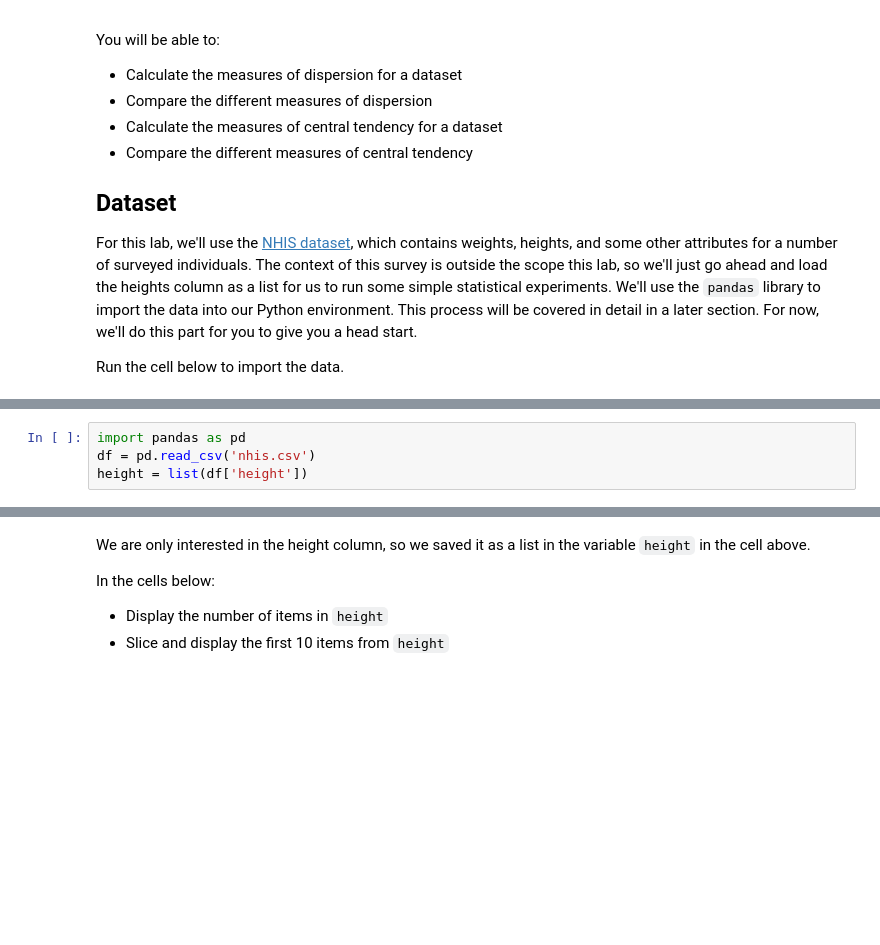
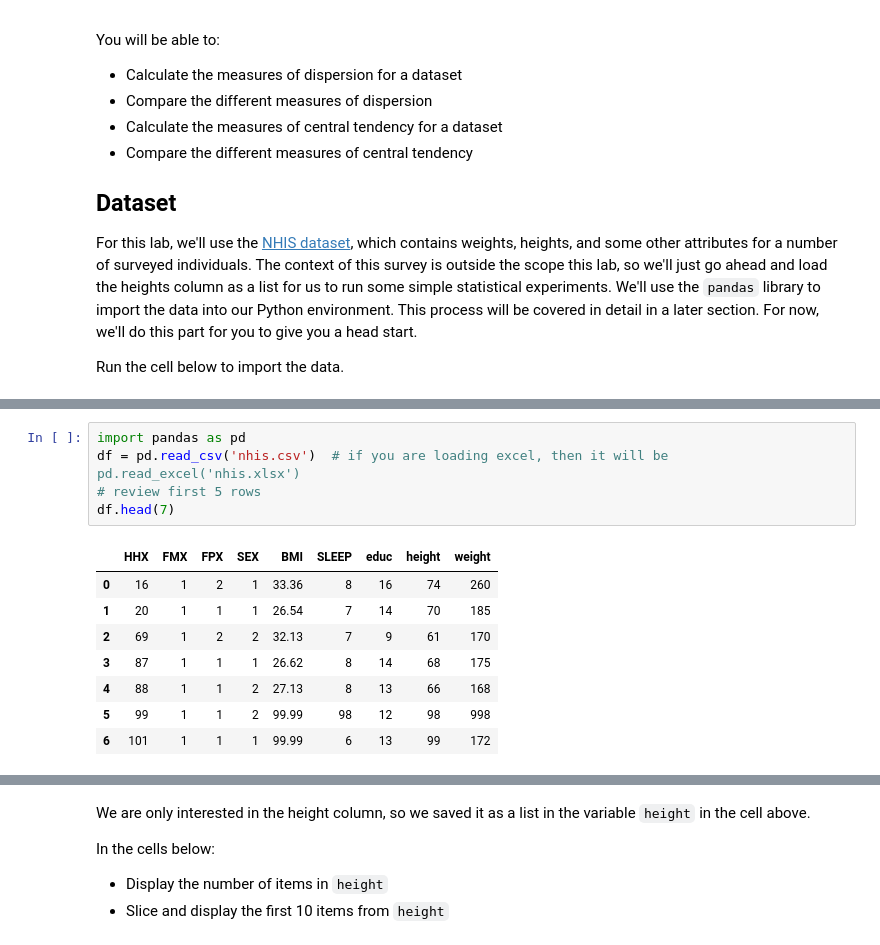
Before and after one commit to shimuli2011/dsc-implementing-statistics-with-functions-lab, a Jupyter notebook: index.ipynb, the cells around one changed output, grey strips where cells are left out. Cells and saved outputs as stored; diff of their text form; blank space fills up the shorter version.

```diff
--- a/index.ipynb
+++ b/index.ipynb
@@ -21,4 +31,14 @@ Run the cell below to import the data.
 # %%
 import pandas as pd
-df = pd.read_csv('nhis.csv')
-height = list(df['height'])
+df = pd.read_csv('nhis.csv')  # if you are loading excel, then it will be pd.read_excel('nhis.xlsx')
+# review first 5 rows
+df.head(7)
+# %% [output]
+|  | HHX | FMX | FPX | SEX | BMI | SLEEP | educ | height | weight |
+| 0 | 16 | 1 | 2 | 1 | 33.36 | 8 | 16 | 74 | 260 |
+| 1 | 20 | 1 | 1 | 1 | 26.54 | 7 | 14 | 70 | 185 |
+| 2 | 69 | 1 | 2 | 2 | 32.13 | 7 | 9 | 61 | 170 |
+| 3 | 87 | 1 | 1 | 1 | 26.62 | 8 | 14 | 68 | 175 |
+| 4 | 88 | 1 | 1 | 2 | 27.13 | 8 | 13 | 66 | 168 |
+| 5 | 99 | 1 | 1 | 2 | 99.99 | 98 | 12 | 98 | 998 |
+| 6 | 101 | 1 | 1 | 1 | 99.99 | 6 | 13 | 99 | 172 |
```
Also changed, not shown: parts of 16 cells of this notebook.
